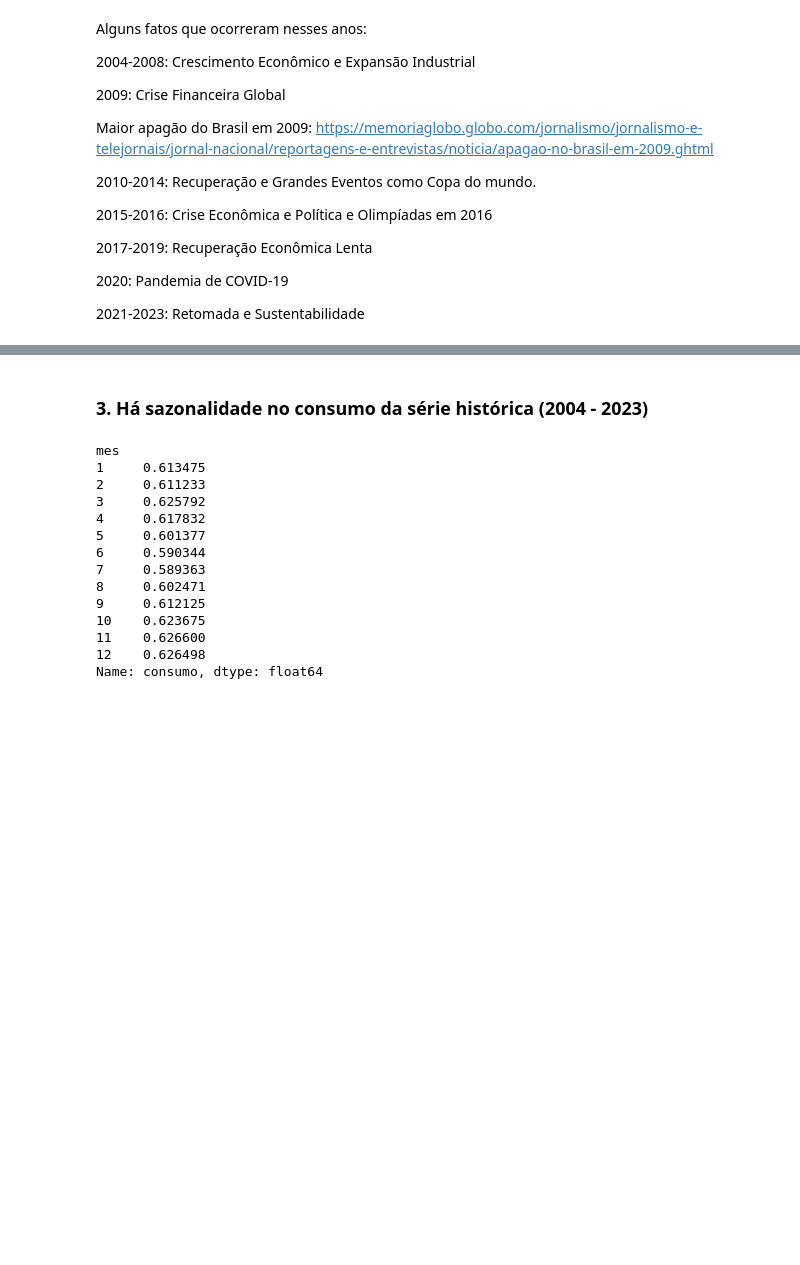
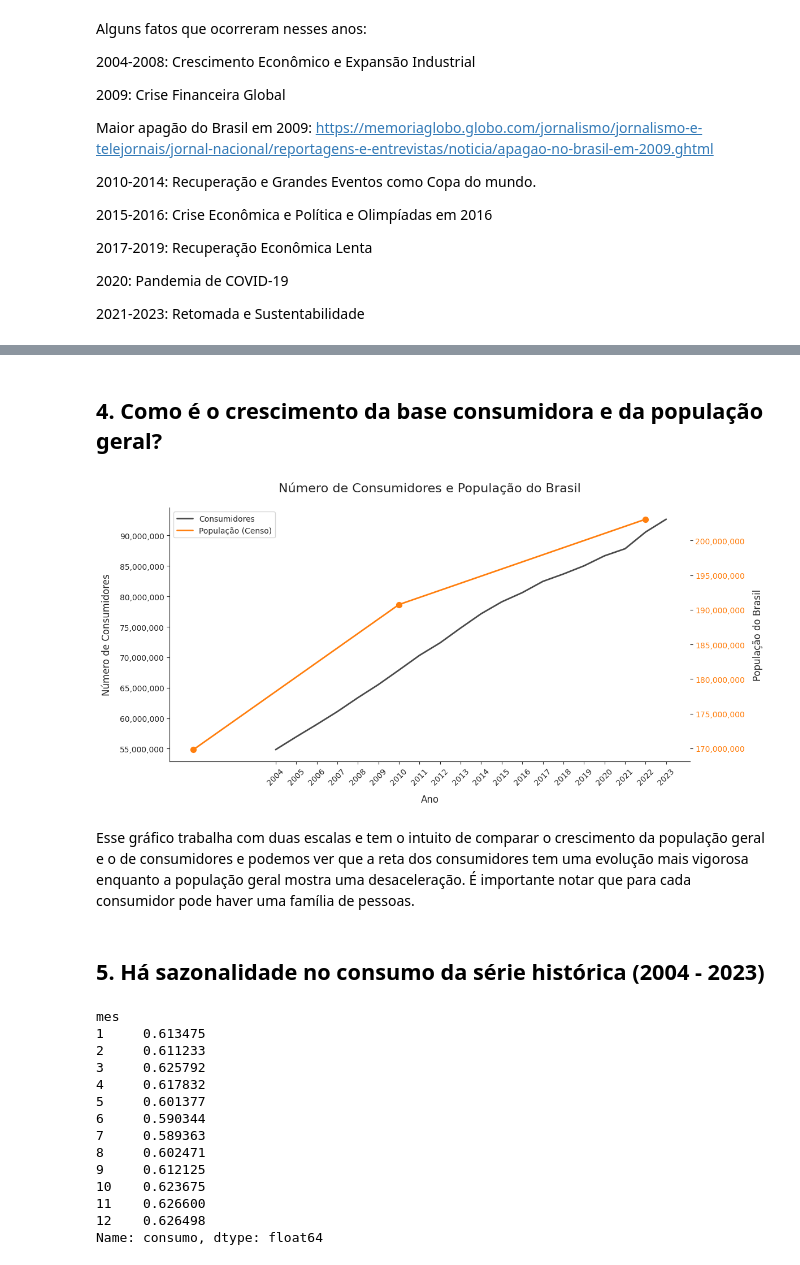
Before and after one commit to jorgelzsilva/projeto_consumo_energia, a Jupyter notebook: notebooks/desafio_final_jorge.ipynb, the cells around one changed output, grey strips where cells are left out. Cells and saved outputs as stored; diff of their text form; code cells hidden in the pictures; blank space fills up the shorter version.

```diff
--- a/notebooks/desafio_final_jorge.ipynb
+++ b/notebooks/desafio_final_jorge.ipynb
@@ -616,5 +664,72 @@ Maior apagão do Brasil em 2009: https://memoriaglobo.globo.com/jornalismo/jorna
+# %% [markdown]
+## 4. Como é o crescimento da base consumidora e da população geral?
+# %%
+# Dados do censo
+anos_censo = [2000, 2010, 2022]
+pop_censo = [pop_2000_brasil, pop_2010_brasil, pop_2022_brasil]
+
+# Criar a figura e o eixo
+fig, ax1 = plt.subplots(figsize=(12, 6), facecolor='white')
+
+# Plotar o lineplot dos consumidores
+sns.lineplot(x=consumidores_anuais.index, y=consumidores_anuais.values,
+             color='#4a4a4a', linewidth=2, ax=ax1, label='Consumidores')
+
+# Remover bordas
+for spine in ax1.spines.values():
+    spine.set_visible(False)
+
+# Configurar os ticks do eixo x
+ax1.tick_params(axis='x', which='both', bottom=True, top=False, labelbottom=True)
+ax1.tick_params(axis='y', which='both', left=True, right=False, labelleft=True)
+
+# Ajustar o intervalo do eixo x para mostrar todos os anos
+plt.xticks(range(ano_inicial, ano_final + 1))
+
+# Rotacionar os rótulos do eixo x para melhor legibilidade
+plt.xticks(rotation=45)
+
+# Configurar títulos e rótulos
+plt.title('Número de Consumidores e População do Brasil', fontsize=16, pad=20)
+plt.xlabel('Ano', fontsize=12, labelpad=10)
+ax1.set_ylabel('Número de Consumidores', fontsize=12, labelpad=10)
+
+# Formatar o eixo y para usar separador de milhares
+ax1.yaxis.set_major_formatter(plt.FuncFormatter(lambda x, p: format(int(x), ',')))
+
+# Criar um segundo eixo y para a população
+ax2 = ax1.twinx()
+
+# Plotar a linha da população
+ax2.plot(anos_censo, pop_censo, color='#ff7f0e', linewidth=2, label='População (Censo)')
+ax2.scatter(anos_censo, pop_censo, color='#ff7f0e', s=50)
+
+# Configurar o eixo y da população
+ax2.set_ylabel('População do Brasil', fontsize=12, labelpad=10)
+ax2.tick_params(axis='y', labelcolor='#ff7f0e')
+ax2.yaxis.set_major_formatter(plt.FuncFormatter(lambda x, p: format(int(x), ',')))
+
+# Remover bordas do segundo eixo
+ax2.spines['top'].set_visible(False)
+ax2.spines['right'].set_visible(False)
+
+# Adicionar legendas
+lines1, labels1 = ax1.get_legend_handles_labels()
+lines2, labels2 = ax2.get_legend_handles_labels()
+ax1.legend(lines1 + lines2, labels1 + labels2, loc='upper left')
+
+# Ajustar o layout
+plt.tight_layout()
+
+# Salvar e mostrar o gráfico
+plt.savefig('../imagens/numero_consumidores_e_populacao.png', format='png', dpi=300, bbox_inches='tight')
+plt.show()
+# %% [output]
+[figure, added]
+# %% [markdown]
+Esse gráfico trabalha com duas escalas e tem o intuito de comparar o crescimento da população geral e o de consumidores e podemos ver que a reta dos consumidores tem uma evolução mais vigorosa enquanto a população geral mostra uma desaceleração. É importante notar que para cada consumidor pode haver uma família de pessoas.
 # %% [markdown]
-### 3. Há sazonalidade no consumo da série histórica (2004 - 2023)
+## 5. Há sazonalidade no consumo da série histórica (2004 - 2023)
 # %%
 df.groupby('mes')['consumo'].mean() / 1_000_000
 # %% [output]
```
Also changed, not shown: parts of 10 cells of this notebook, 1 other file.
